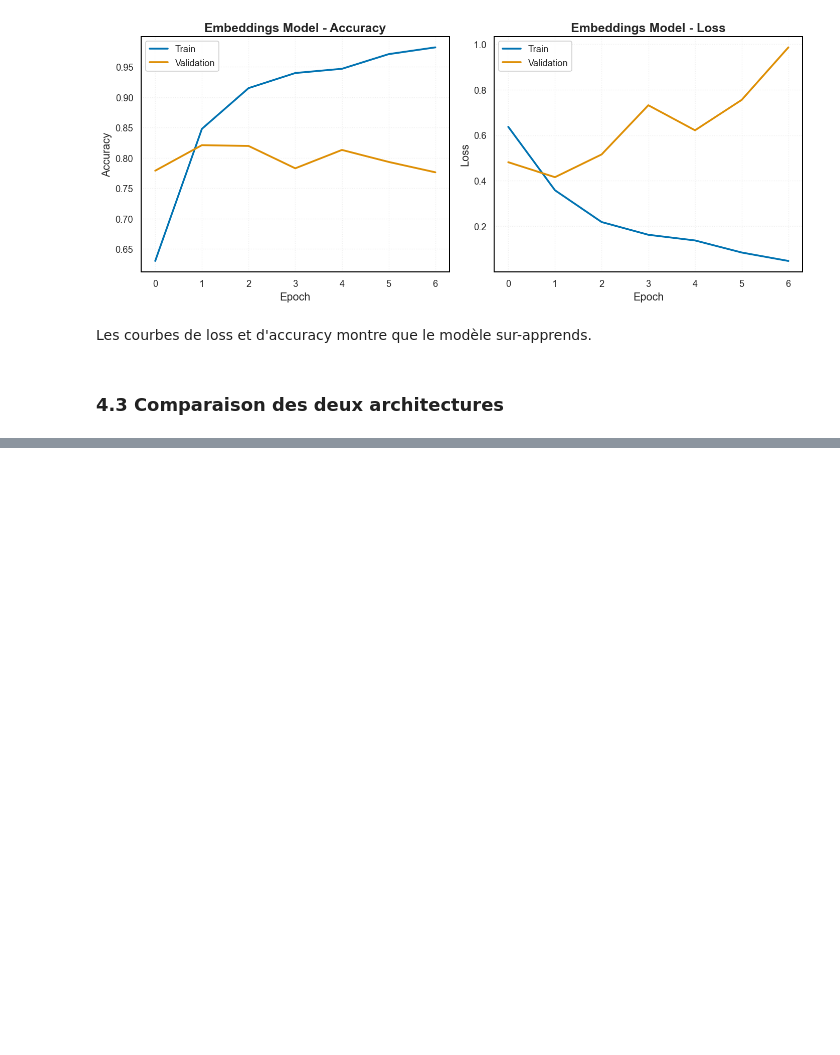
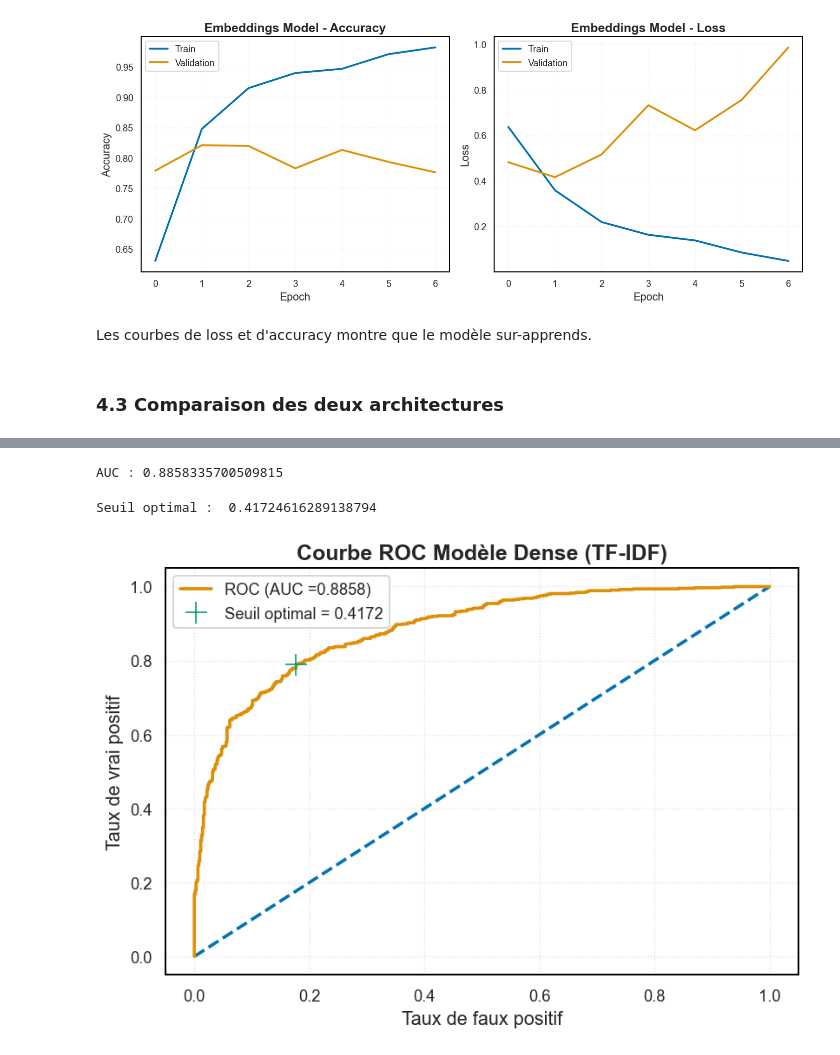
Before and after one commit to DamienDESSAUX-M2i/DESSAUX_Damien_ECF4, a Jupyter notebook: notebook/ecf_fake_news.ipynb, the cells around one changed output, grey strips where cells are left out. Cells and saved outputs as stored; diff of their text form; code cells hidden in the pictures; blank space fills up the shorter version.

```diff
--- a/notebook/ecf_fake_news.ipynb
+++ b/notebook/ecf_fake_news.ipynb
@@ -1019,0 +1185,39 @@ Les courbes de loss et d'accuracy montre que le modèle sur-apprends.
+# %%
+fpr, tpr, thresholds = roc_curve(labels_test, labels_proba_dense)
+auc = roc_auc_score(labels_test, labels_proba_dense)
+
+print(f"AUC : {auc}")
+# %% [output]
+AUC : 0.8858335700509815
+# %%
+youden_j = tpr - fpr
+optimal_idx = np.argmax(youden_j)
+optimal_threshold = thresholds[optimal_idx]
+
+print("Seuil optimal : ", optimal_threshold)
+# %% [output]
+Seuil optimal :  0.41724616289138794
+# %%
+fig, axes = plt.subplots(1, 1, figsize=(7, 5))
+
+axes.plot([0, 1], [0, 1], "--", color=PALETTE[0])
+axes.plot(fpr, tpr, label=f"ROC (AUC ={auc:.4f})", color=PALETTE[1])
+axes.plot(
+    fpr[optimal_idx],
+    tpr[optimal_idx],
+    "+",
+    markersize=15,
+    label=f"Seuil optimal = {optimal_threshold:.4f}",
+    color=PALETTE[2],
+)
+
+axes.set_title("Courbe ROC Modèle Dense (TF-IDF)")
+axes.set_xlabel("Taux de faux positif")
+axes.set_ylabel("Taux de vrai positif")
+axes.legend()
+
+plt.tight_layout()
+plt.savefig((FIGURE_DIR / "08_roc_curve_model_dense").as_posix())
+plt.show()
+# %% [output]
+[figure, added]
```
Also changed, not shown: parts of 25 cells of this notebook, 11 other files.
